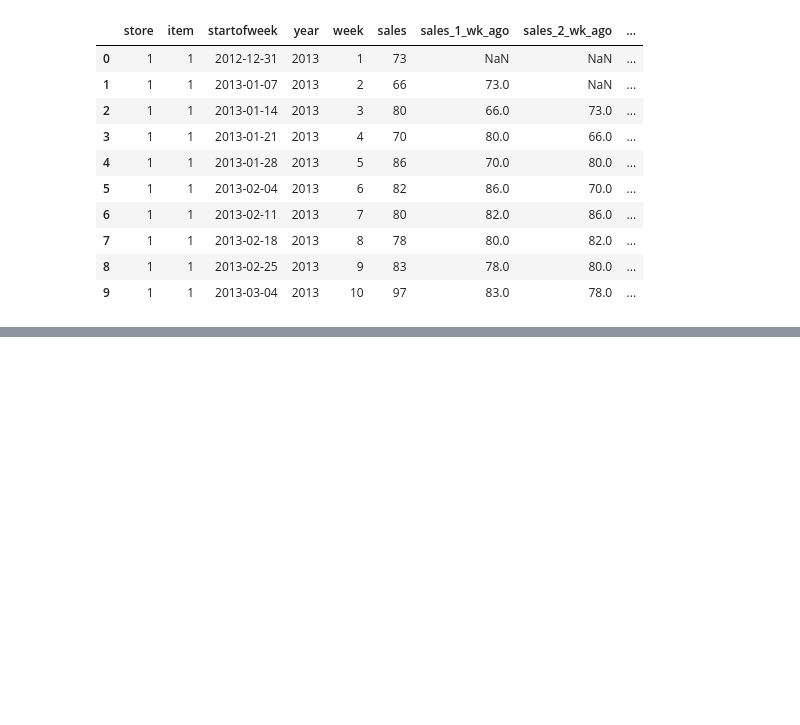
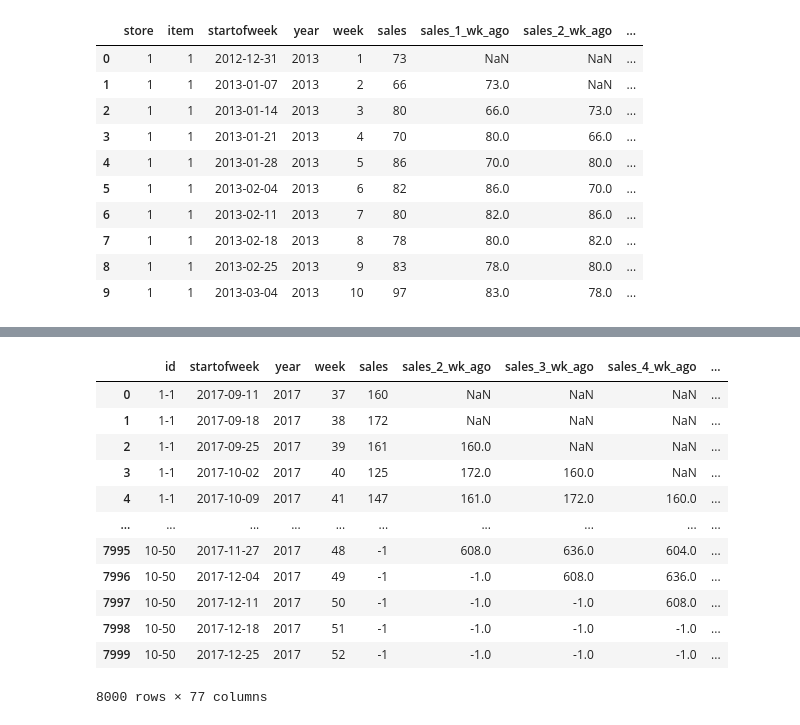
Before and after one commit to L33T-Snack3r/demand-forecasting, a Jupyter notebook: nbs/Model1.ipynb, the cells around one changed output, grey strips where cells are left out. Cells and saved outputs as stored; diff of their text form; code cells hidden in the pictures; blank space fills up the shorter version.

```diff
--- a/nbs/Model1.ipynb
+++ b/nbs/Model1.ipynb
@@ -142,0 +144,14 @@ weekly_sales_with_rolling_stats.head(10)
+# %%
+def createDummyCols(df, dummy_cols=['store','item'], dropcols=False):
+    df = df.copy()
+
+    for col in dummy_cols:
+        #Convert cols to str
+        df[col] = df[col].apply(str)
+
+        df = df.join(pd.get_dummies(df[col], prefix=col))
+
+        if dropcols:
+            df = df.drop(col, axis=1)
+
+    return df
@@ -142,0 +515,23 @@ weekly_sales_with_rolling_stats.head(10)
+# %%
+df_processed = (df.pipe(addLagColumns, from_weeks_before=2, num_weeks_lag=7, drop_null_rows=False) #Create lag columns
+                    .pipe(addFeatures, window_size=[4, 8], mean=True, median=True, stdev=True) # Add mean, median, stdev as required
+                    .pipe(createDummyCols, dummy_cols=['store','item'], dropcols=False) #One hot encoding
+                    .pipe(createSKUID, key_cols=['store','item'], id_col_name='id', drop_cols=False)
+                    .pipe(reorderColumns, col_order=['id', 'startofweek'])
+                                    )
+# %%
+df_processed
+# %% [output]
+|  | id | startofweek | year | week | sales | sales_2_wk_ago | sales_3_wk_ago | sales_4_wk_ago | ... |
+| 0 | 1-1 | 2017-09-11 | 2017 | 37 | 160 | NaN | NaN | NaN | ... |
+| 1 | 1-1 | 2017-09-18 | 2017 | 38 | 172 | NaN | NaN | NaN | ... |
+| 2 | 1-1 | 2017-09-25 | 2017 | 39 | 161 | 160.0 | NaN | NaN | ... |
+| 3 | 1-1 | 2017-10-02 | 2017 | 40 | 125 | 172.0 | 160.0 | NaN | ... |
+| 4 | 1-1 | 2017-10-09 | 2017 | 41 | 147 | 161.0 | 172.0 | 160.0 | ... |
+| ... | ... | ... | ... | ... | ... | ... | ... | ... | ... |
+| 7995 | 10-50 | 2017-11-27 | 2017 | 48 | -1 | 608.0 | 636.0 | 604.0 | ... |
+| 7996 | 10-50 | 2017-12-04 | 2017 | 49 | -1 | -1.0 | 608.0 | 636.0 | ... |
+| 7997 | 10-50 | 2017-12-11 | 2017 | 50 | -1 | -1.0 | -1.0 | 608.0 | ... |
+| 7998 | 10-50 | 2017-12-18 | 2017 | 51 | -1 | -1.0 | -1.0 | -1.0 | ... |
+| 7999 | 10-50 | 2017-12-25 | 2017 | 52 | -1 | -1.0 | -1.0 | -1.0 | ... |
+8000 rows × 77 columns
```
Also changed, not shown: parts of 35 cells of this notebook.
